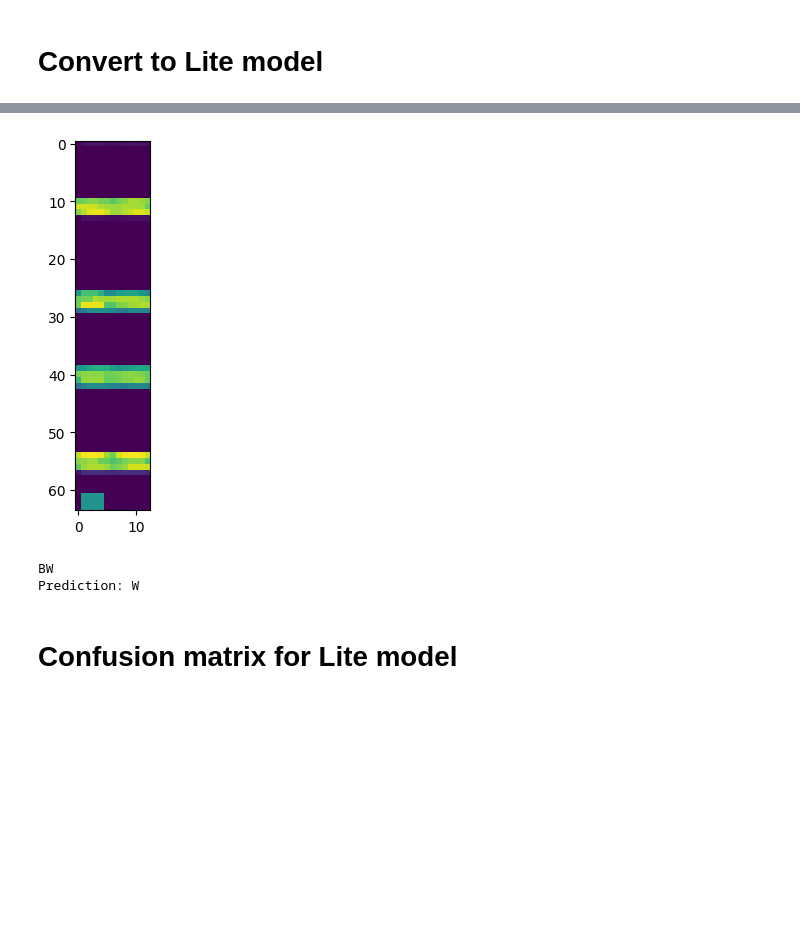
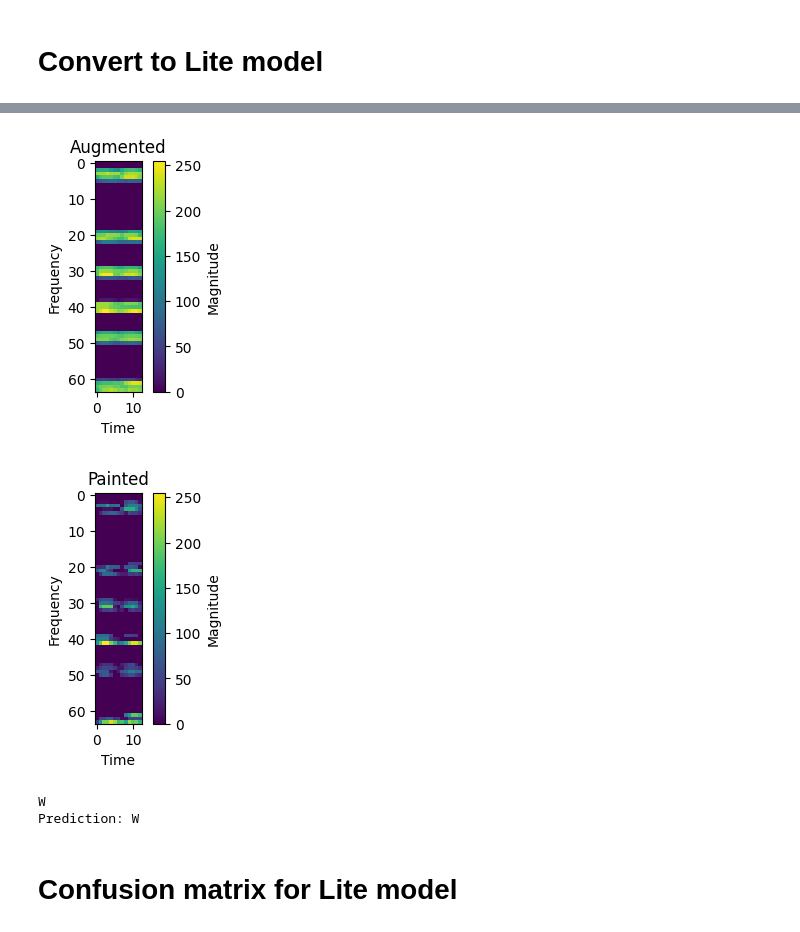
Before and after one commit to sds100/TinyMLSpectrumSensing, a Jupyter notebook: training/notebook_spectrum_painting.ipynb, the cells around one changed output, grey strips where cells are left out. Drawn from its saved outputs; the diff is of its cells as text; code cells hidden in the pictures; blank space fills up the shorter version.

```diff
--- a/training/notebook_spectrum_painting.ipynb
+++ b/training/notebook_spectrum_painting.ipynb
@@ -25,14 +25,15 @@ See `convert_matlab_to_numpy.py` to do call this manually without running it in
 # %% [markdown]
 # Load spectrograms
 # %%
+reload(sp_training)
+
 classes = ["Z", "B", "W", "BW", "ZB", "ZW", "ZBW"]
 spectrum_painting_options = sp_training.SpectrumPaintingTrainingOptions(
     spectrogram_length=2500,
     downsample_resolution=64,
     k=3,
     l=16,
-    d=4,
-    color_depth=256
+    d=4
 )
 # %%
 # Reload spectrum painting module in case the code changed
@@ -117,7 +118,7 @@ ________________________________________________________________________________
 # Train the TensorFlow model
 # %%
 reload(sp_model)
-history = sp_model.fit_model(tf_model, train_test_sets, epochs=100, early_stopping_patience=20)
+history = sp_model.fit_model(tf_model, train_test_sets, epochs=30, early_stopping_patience=10)
 
 sp_plot.plot_model_accuracy_epochs(history)
 sp_plot.plot_model_loss(history)
@@ -196,21 +197,22 @@ Done. Model size = 19 KB
 fully_quantize: 0, inference_type: 6, input_inference_type: UINT8, output_inference_type: UINT8
 # %%
 reload(sp_predict)
-image_index = 9
+image_index = 20
 
 # Test with Tensorflow Lite
 test_img_augmented = train_test_sets.x_test_augmented[image_index]
 test_img_painted = train_test_sets.x_test_painted[image_index]
 
-plt.imshow(test_img_augmented, cmap="viridis")
-plt.show()
+sp_plot.plot_spectrogram(test_img_augmented, "Augmented")
+sp_plot.plot_spectrogram(test_img_painted, "Painted")
 print(train_test_sets.label_names[train_test_sets.y_test[image_index]])
 
 prediction = sp_predict.predict_lite_model(tflite_model, test_img_augmented, test_img_painted)
 print(f"Prediction: {train_test_sets.label_names[prediction]}")
 # %% [output]
-[figure, old version]
+[figure, new version]
+[figure, added]
-BW
+W
 Prediction: W
 # %% [markdown]
 # Confusion matrix for Lite model
```
Also changed, not shown: parts of 8 cells of this notebook, 8 other files.
